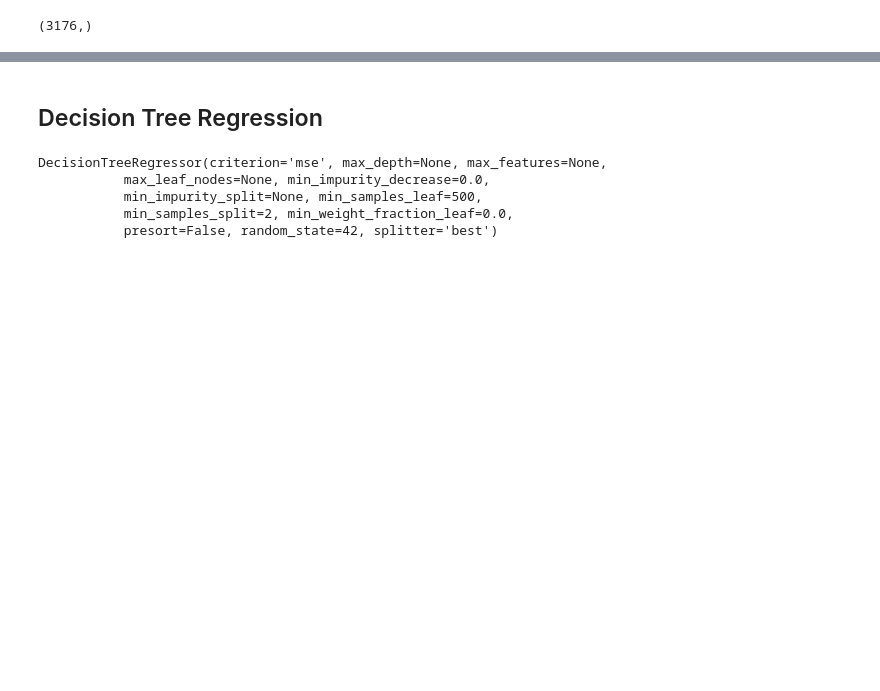
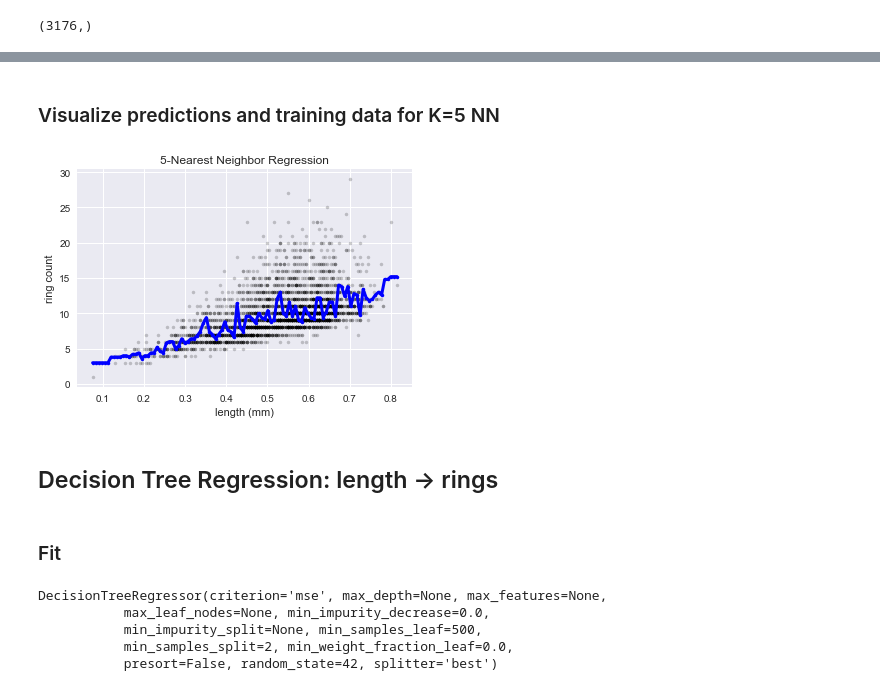
Before and after one commit to tufts-ml-courses/comp135-19s-assignments, a Jupyter notebook: labs/RegressionDemo.ipynb, the cells around one changed output, grey strips where cells are left out. Cells and saved outputs as stored; diff of their text form; code cells hidden in the pictures; blank space fills up the shorter version.

```diff
--- a/labs/RegressionDemo.ipynb
+++ b/labs/RegressionDemo.ipynb
@@ -60,5 +209,20 @@ plt.plot(xgrid, yhat_knn, 'b.-', linewidth=3);
+# %%
+x_grid_G = np.linspace(xlength_N1.min(), xlength_N1.max(), 100)
+# %%
+yhat_k5nn_G = k5nn_regr.predict(x_grid_G[:,np.newaxis])
+# %% [markdown]
+### Visualize predictions and training data for K=5 NN
+# %%
+plt.plot(xlength_N1, y_N, 'k.', alpha=0.2)
+plt.plot(x_grid_G, yhat_k5nn_G, 'b.-', linewidth=3);
+plt.xlabel('length (mm)'); plt.ylabel('ring count');
+plt.title('5-Nearest Neighbor Regression');
+# %% [output]
+[figure, added]
 # %% [markdown]
-## Decision Tree Regression
+## Decision Tree Regression: length -> rings
+# %% [markdown]
+### Fit
 # %%
 import sklearn.tree
 # %%
```
Also changed, not shown: parts of 51 cells of this notebook.
